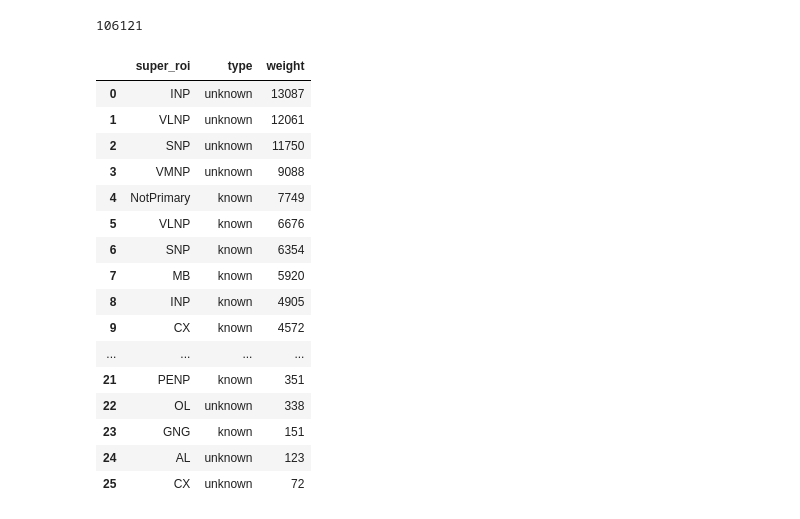
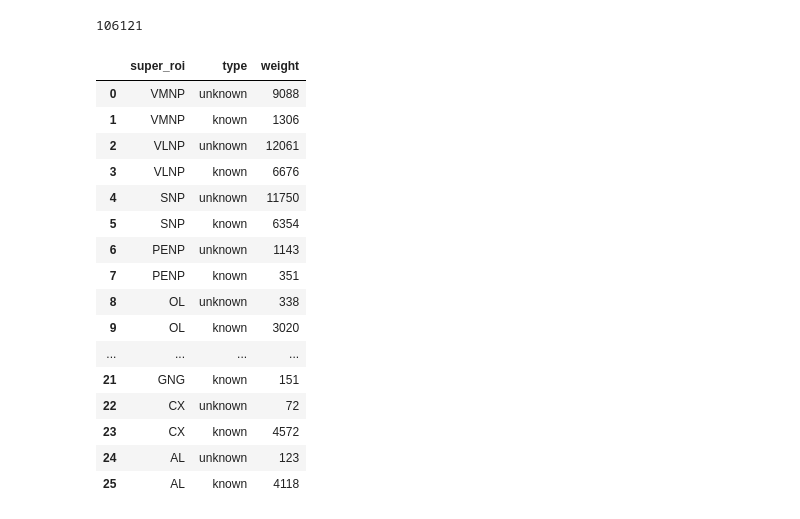
Before and after one commit to Gutierrez-lab/flybrain-clustering-rhessa, a Jupyter notebook: investigating_unknown_superneuropil.ipynb, the cells around one changed output. Cells and saved outputs as stored; diff of their text form; code cells hidden in the pictures.

```diff
--- a/investigating_unknown_superneuropil.ipynb
+++ b/investigating_unknown_superneuropil.ipynb
@@ -75 +49,4 @@ roi_all[1].to_csv('conn_all.csv')
+# %%
+# roi data
+roi_all = pd.read_csv('conn_all.csv')
 # %%
@@ -77,7 +54,7 @@ len(roi_all[1]['bodyId_post'].unique())
 # %% [output]
 90650
 # %%
-roi_all_types = roi_all[1][['bodyId_post', 'roi', 'weight']].groupby(['bodyId_post', 'roi']).sum().reset_index()
+roi_all_types = roi_all[['bodyId_post', 'roi', 'weight']].groupby(['bodyId_post', 'roi']).sum().reset_index()
 roi_all_types = roi_all_types.rename(columns={'bodyId_post': 'bodyId'})
 roi_all_types
 # %% [output]
@@ -225,22 +202,22 @@ roi_dropped_filtered_grouped['weight'].sum()
 # %% [output]
 106121
 # %%
-roi_dropped_filtered_grouped.sort_values(by='weight', ascending=False).reset_index(drop=True)
+roi_dropped_filtered_grouped.sort_values(by='super_roi', ascending=False).reset_index(drop=True)
 # %% [output]
 |  | super_roi | type | weight |
-| 0 | INP | unknown | 13087 |
-| 1 | VLNP | unknown | 12061 |
-| 2 | SNP | unknown | 11750 |
-| 3 | VMNP | unknown | 9088 |
-| 4 | NotPrimary | known | 7749 |
-| 5 | VLNP | known | 6676 |
-| 6 | SNP | known | 6354 |
-| 7 | MB | known | 5920 |
-| 8 | INP | known | 4905 |
-| 9 | CX | known | 4572 |
+| 0 | VMNP | unknown | 9088 |
+| 1 | VMNP | known | 1306 |
+| 2 | VLNP | unknown | 12061 |
+| 3 | VLNP | known | 6676 |
+| 4 | SNP | unknown | 11750 |
+| 5 | SNP | known | 6354 |
+| 6 | PENP | unknown | 1143 |
+| 7 | PENP | known | 351 |
+| 8 | OL | unknown | 338 |
+| 9 | OL | known | 3020 |
 | ... | ... | ... | ... |
-| 21 | PENP | known | 351 |
-| 22 | OL | unknown | 338 |
-| 23 | GNG | known | 151 |
+| 21 | GNG | known | 151 |
+| 22 | CX | unknown | 72 |
+| 23 | CX | known | 4572 |
 | 24 | AL | unknown | 123 |
-| 25 | CX | unknown | 72 |
+| 25 | AL | known | 4118 |
```
Also changed, not shown: parts of 8 cells of this notebook.
